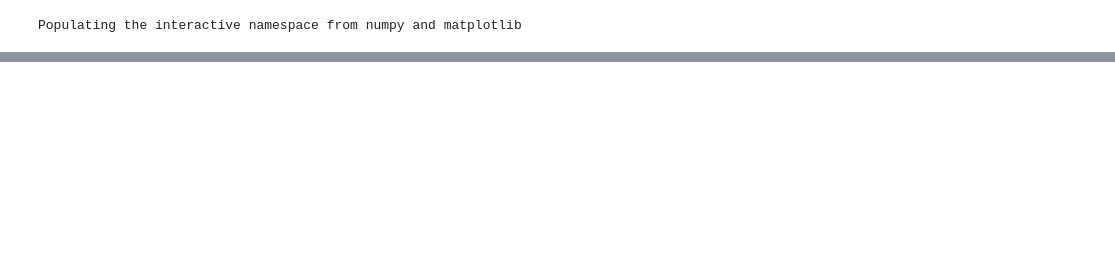
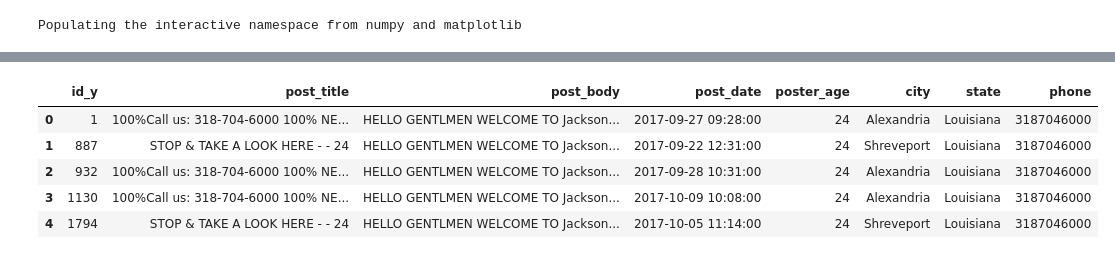
Before and after one commit to CurtLH/dSci-Projects, a Jupyter notebook: p12_hidden_networks_in_personal_ads/3_ad_similarity.ipynb, the cells around one changed output, grey strips where cells are left out. Saved outputs shown, nothing was run; the diff lists cells and outputs as text; code cells hidden in the pictures; blank space fills up the shorter version.

```diff
--- a/p12_hidden_networks_in_personal_ads/3_ad_similarity.ipynb
+++ b/p12_hidden_networks_in_personal_ads/3_ad_similarity.ipynb
@@ -34,0 +48,3 @@ df = df[df.post_date.dt.date >= datetime.date(2017,9,19)]
+# %%
+# grab to phone table
+phones = pd.read_sql_query("SELECT * FROM backpage_phone", con=engine)
@@ -34,0 +61,3 @@ df = df[df.post_date.dt.date >= datetime.date(2017,9,19)]
+# %%
+# grab the ad-to-phone table
+adphone = pd.read_sql_query("SELECT * FROM backpage_ad_to_phone", con=engine)
@@ -34,0 +91,10 @@ df = df[df.post_date.dt.date >= datetime.date(2017,9,19)]
+# %%
+# show a sample of the data
+df.head()
+# %% [output]
+|  | id_y | post_title | post_body | post_date | poster_age | city | state | phone |
+| 0 | 1 | 100%Call us: 318-704-6000 100% NE... | HELLO GENTLMEN WELCOME TO Jackson... | 2017-09-27 09:28:00 | 24 | Alexandria | Louisiana | 3187046000 |
+| 1 | 887 | STOP & TAKE A LOOK HERE - - 24 | HELLO GENTLMEN WELCOME TO Jackson... | 2017-09-22 12:31:00 | 24 | Shreveport | Louisiana | 3187046000 |
+| 2 | 932 | 100%Call us: 318-704-6000 100% NE... | HELLO GENTLMEN WELCOME TO Jackson... | 2017-09-28 10:31:00 | 24 | Alexandria | Louisiana | 3187046000 |
+| 3 | 1130 | 100%Call us: 318-704-6000 100% NE... | HELLO GENTLMEN WELCOME TO Jackson... | 2017-10-09 10:08:00 | 24 | Alexandria | Louisiana | 3187046000 |
+| 4 | 1794 | STOP & TAKE A LOOK HERE - - 24 | HELLO GENTLMEN WELCOME TO Jackson... | 2017-10-05 11:14:00 | 24 | Shreveport | Louisiana | 3187046000 |
```
Also changed, not shown: parts of 25 cells of this notebook, 1 other file.
